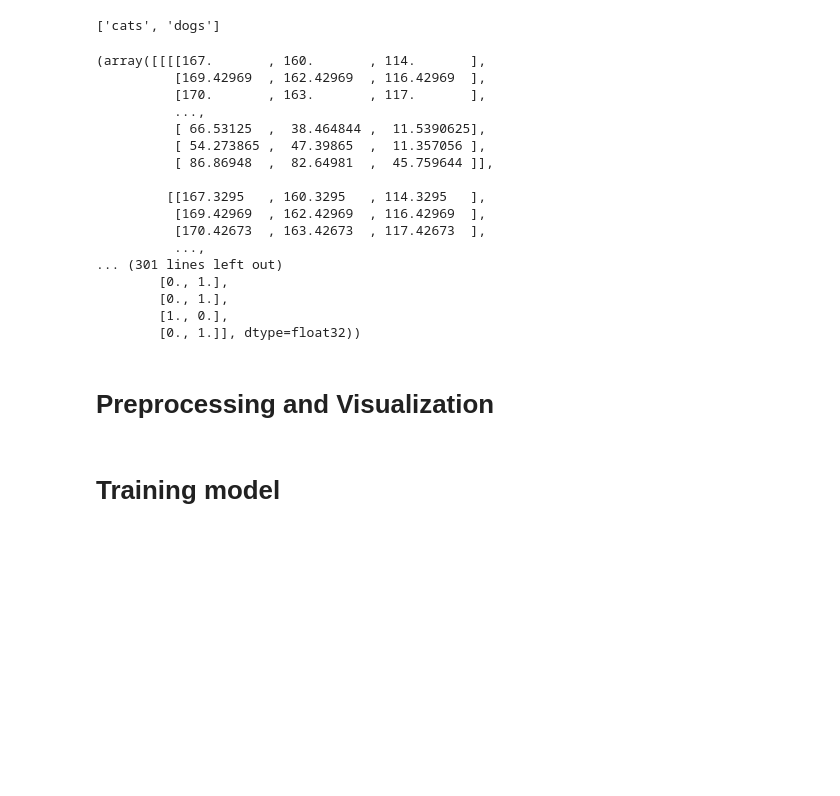
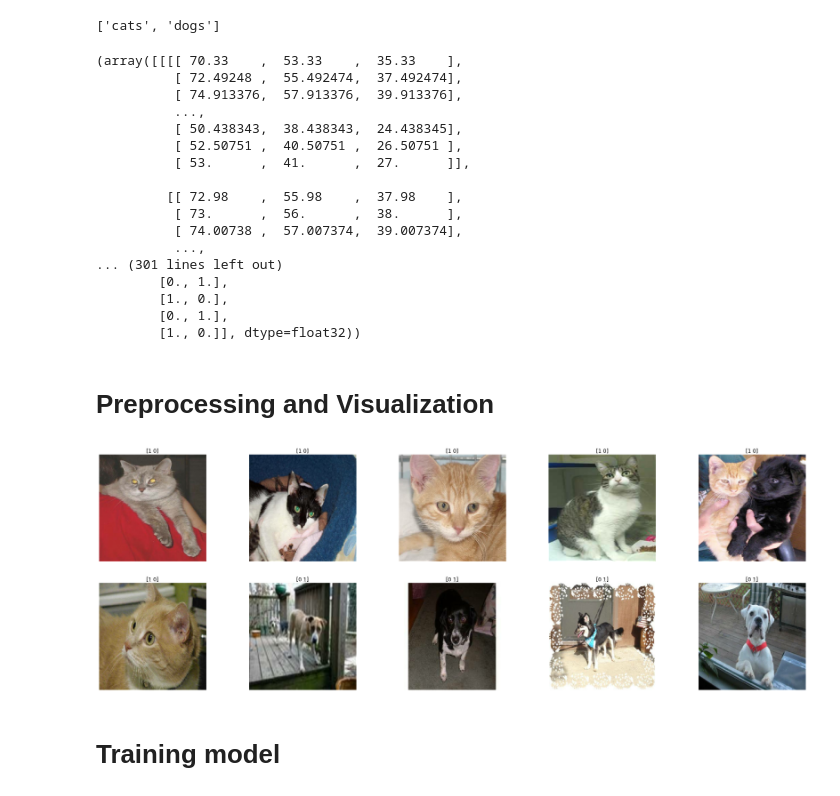
Before and after one commit to Utomi-Tom/Cat-and-Dog-Computer-vision-classification, a Jupyter notebook: Cat_and_Dog_Classification.ipynb, the cells around one changed output. Drawn from its saved outputs; the diff is of its cells as text; code cells hidden in the pictures; blank space fills up the shorter version.

```diff
--- a/Cat_and_Dog_Classification.ipynb
+++ b/Cat_and_Dog_Classification.ipynb
@@ -27,7 +30,7 @@ Mounted at /content/drive
 # %%
 loc = "/content/drive/MyDrive/dog vs cat/dataset/training_set"
 # %%
-data = tf.keras.utils.image_dataset_from_directory(loc, label_mode="categorical", batch_size=10)
+data = tf.keras.utils.image_dataset_from_directory(loc, label_mode="categorical", batch_size=10, image_size=(200, 200))
 # %% [output]
 Found 8000 files belonging to 2 classes.
 # %%
@@ -35,27 +38,37 @@ data.class_names
 # %% [output]
 ['cats', 'dogs']
 # %%
-data =data.as_numpy_iterator()
+data_raw =data.as_numpy_iterator()
 # %%
 # Let us view the raw data values of ten 4D image tensors
-data.next()
+data_raw.next()
 # %% [output]
-(array([[[[167.       , 160.       , 114.       ],
-          [169.42969  , 162.42969  , 116.42969  ],
-          [170.       , 163.       , 117.       ],
+(array([[[[ 70.33    ,  53.33    ,  35.33    ],
+          [ 72.49248 ,  55.492474,  37.492474],
+          [ 74.913376,  57.913376,  39.913376],
           ...,
-          [ 66.53125  ,  38.464844 ,  11.5390625],
-          [ 54.273865 ,  47.39865  ,  11.357056 ],
-          [ 86.86948  ,  82.64981  ,  45.759644 ]],
+          [ 50.438343,  38.438343,  24.438345],
+          [ 52.50751 ,  40.50751 ,  26.50751 ],
+          [ 53.      ,  41.      ,  27.      ]],
 
-         [[167.3295   , 160.3295   , 114.3295   ],
-          [169.42969  , 162.42969  , 116.42969  ],
-          [170.42673  , 163.42673  , 117.42673  ],
+         [[ 72.98    ,  55.98    ,  37.98    ],
+          [ 73.      ,  56.      ,  38.      ],
+          [ 74.00738 ,  57.007374,  39.007374],
           ...,
 ... (301 lines left out)
         [0., 1.],
+        [1., 0.],
         [0., 1.],
-        [1., 0.],
-        [0., 1.]], dtype=float32))
+        [1., 0.]], dtype=float32))
 # %% [markdown]
 # Preprocessing and Visualization
+# %%
+plt.figure(figsize=(30, 10))
+for image, label in data.take(1):
+  for i in range (10):
+    plt.subplot(2,5, i+1)
+    plt.imshow(image[i].numpy().astype("uint8"))
+    plt.axis("off")
+    plt.title(label[i].numpy().astype("uint8", ))
+# %% [output]
+[figure, added]
```
Also changed, not shown: parts of 2 cells of this notebook.
